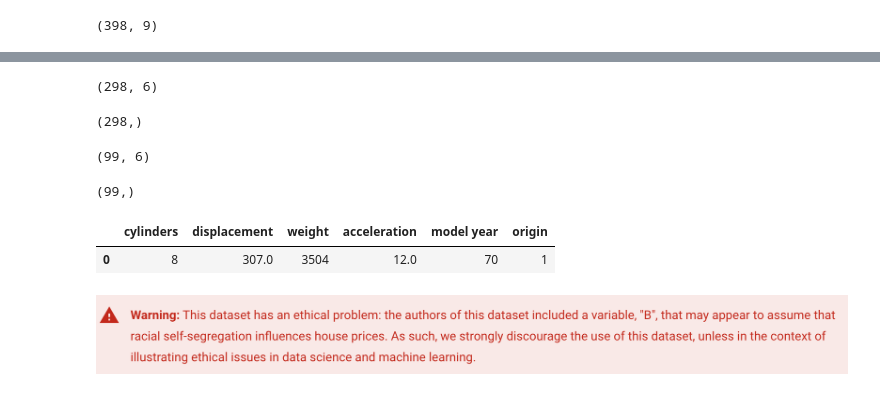
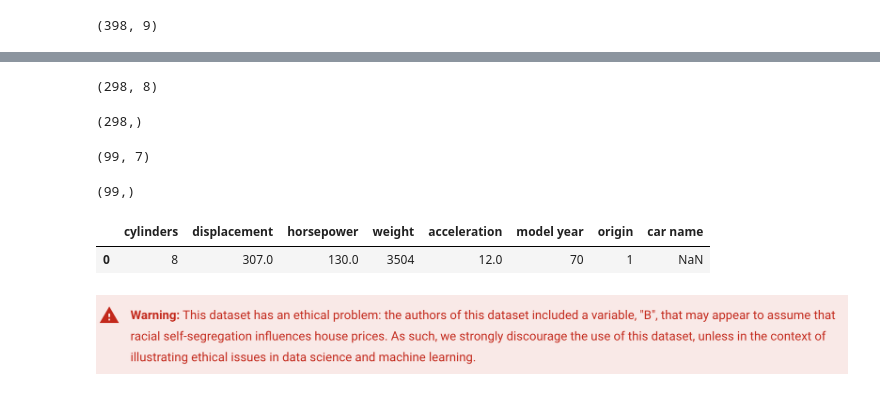
Before and after one commit to elenagonzalezrebollo/AlgoritmoGenetico, a Jupyter notebook: Regresion_Prediccion_Combustible.ipynb, the cells around one changed output, grey strips where cells are left out. Cells and saved outputs as stored; diff of their text form; code cells hidden in the pictures.

```diff
--- a/Regresion_Prediccion_Combustible.ipynb
+++ b/Regresion_Prediccion_Combustible.ipynb
@@ -31,0 +49,4 @@ data.shape
+# %%
+data= data.dropna(how = 'all') #data.dropna(inplace=True)
+# %%
+data = data.apply(pd.to_numeric, errors='coerce')
@@ -32,5 +69,5 @@ data.shape
 # %%
-data=data.drop(['car name','horsepower'], axis=1)
+data=data.drop(['car name'], axis=1)
 # %%
 train_targets=data.mpg[:298]
 test_targets=data.mpg[299:]
@@ -40,7 +77,7 @@ test_data=data[299:]
 # %%
 train_data.shape
 # %% [output]
-(298, 6)
+(298, 8)
 # %%
 train_targets.shape
 # %% [output]
@@ -48,17 +85,18 @@ train_targets.shape
 # %%
 test_data.shape
 # %% [output]
-(99, 6)
+(99, 7)
 # %%
 test_targets.shape
 # %% [output]
 (99,)
 # %%
 # Las 13 características de la primera casa en el set de entrenamiento
-train_data[:1]
+z = train_data[:1]
+z
 # %% [output]
-|  | cylinders | displacement | weight | acceleration | model year | origin |
-| 0 | 8 | 307.0 | 3504 | 12.0 | 70 | 1 |
+|  | cylinders | displacement | horsepower | weight | acceleration | model year | origin | car name |
+| 0 | 8 | 307.0 | 130.0 | 3504 | 12.0 | 70 | 1 | NaN |
 # %% [markdown]
 ![image.png](embedded-picture-1)
 # %% [markdown]
```
Also changed, not shown: parts of 9 cells of this notebook.
